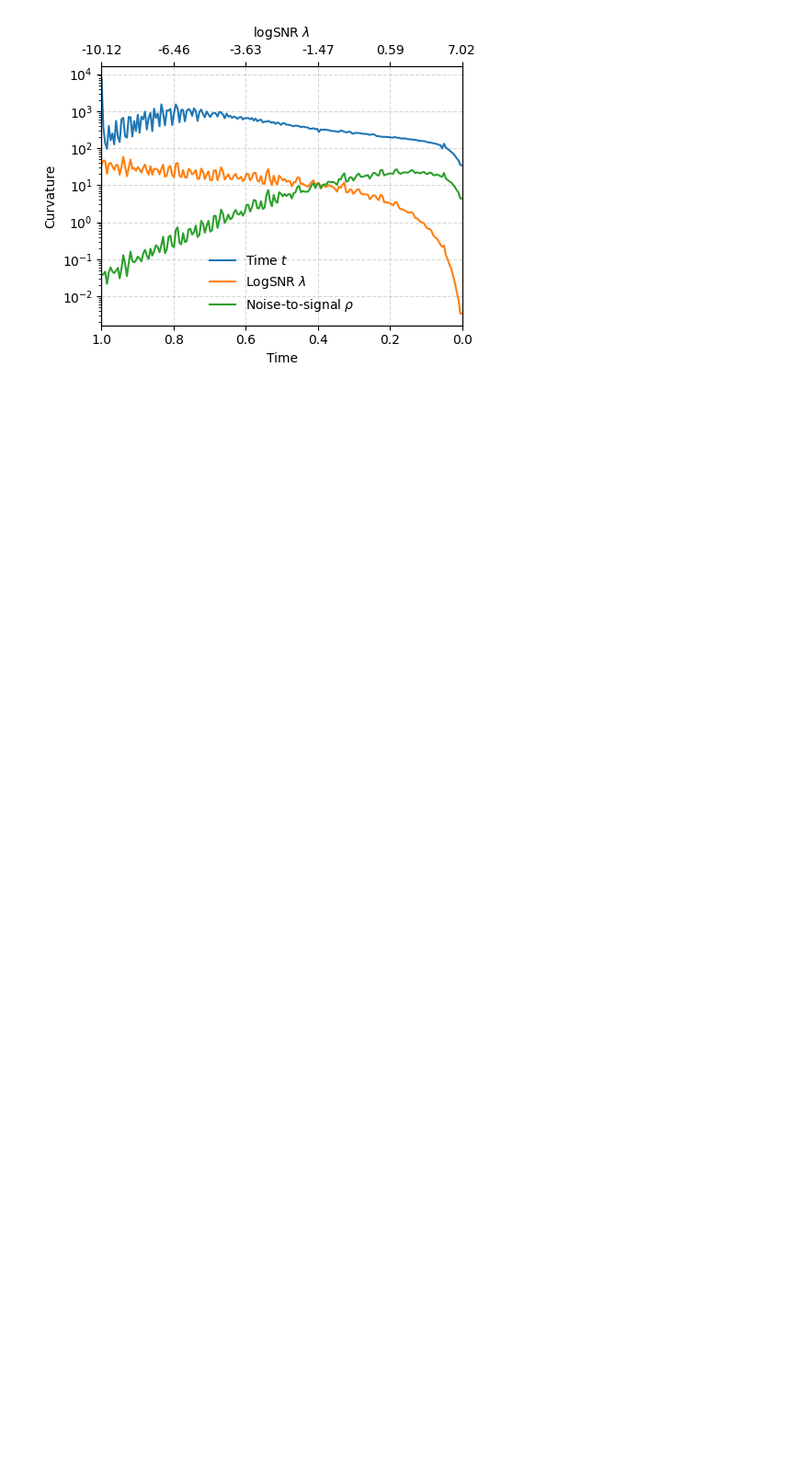
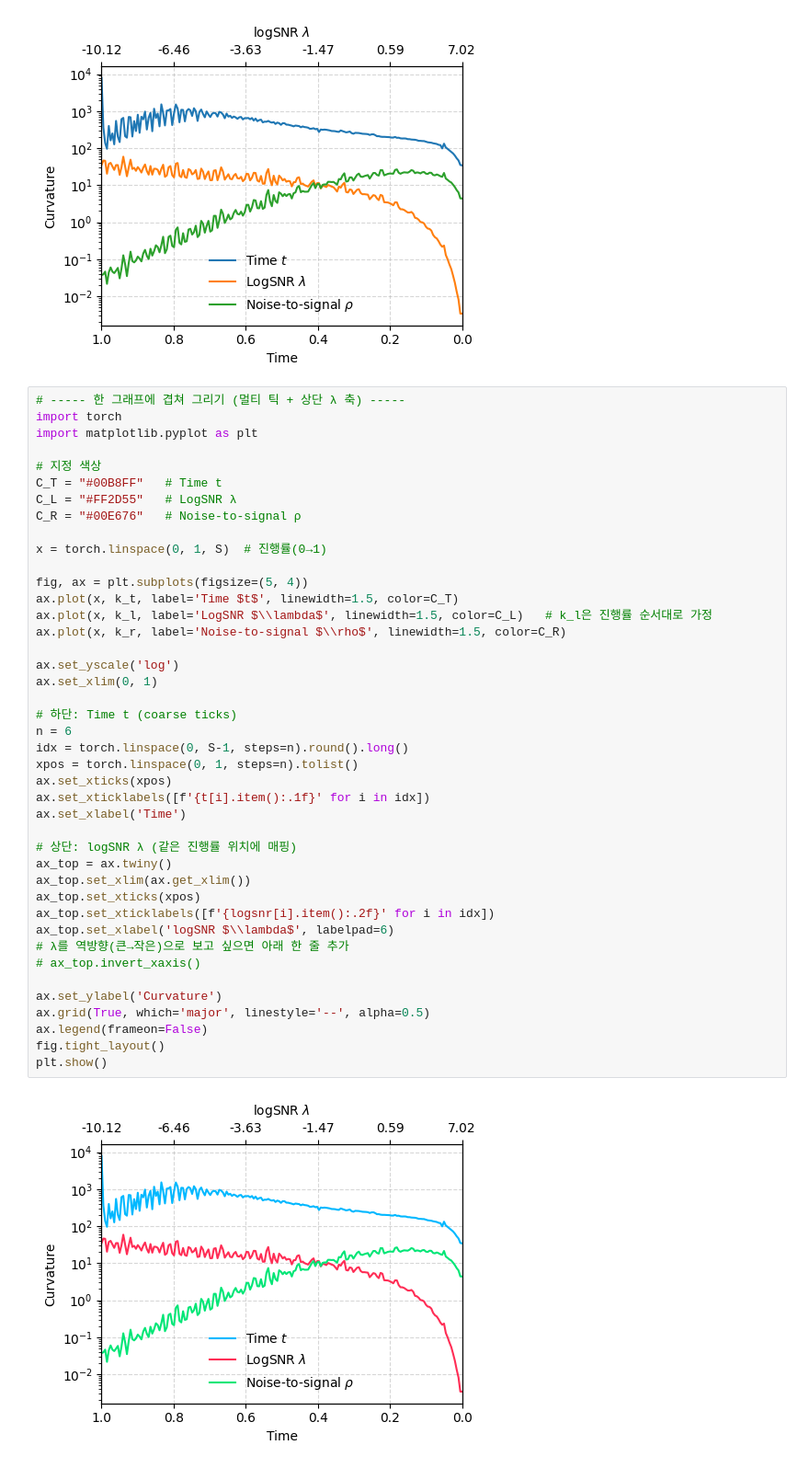
Before and after one commit to scpark20/logpx_samplers, a Jupyter notebook: paper/integral_domain_change_preds.ipynb, the cells around one changed output. Shown: that part at 92% size. Cells and saved outputs as stored; diff of their text form; blank space fills up the shorter version.

```diff
--- a/paper/integral_domain_change_preds.ipynb
+++ b/paper/integral_domain_change_preds.ipynb
@@ -123,3 +123,47 @@ fig.tight_layout()
 plt.show()
 # %% [output]
 [figure]
+# %%
+# ----- 한 그래프에 겹쳐 그리기 (멀티 틱 + 상단 λ 축) -----
+import torch
+import matplotlib.pyplot as plt
+
+# 지정 색상
+C_T = "#00B8FF"   # Time t
+C_L = "#FF2D55"   # LogSNR λ
+C_R = "#00E676"   # Noise-to-signal ρ
+
+x = torch.linspace(0, 1, S)  # 진행률(0→1)
+
+fig, ax = plt.subplots(figsize=(5, 4))
+ax.plot(x, k_t, label='Time $t$', linewidth=1.5, color=C_T)
+ax.plot(x, k_l, label='LogSNR $\\lambda$', linewidth=1.5, color=C_L)   # k_l은 진행률 순서대로 가정
+ax.plot(x, k_r, label='Noise-to-signal $\\rho$', linewidth=1.5, color=C_R)
+
+ax.set_yscale('log')
+ax.set_xlim(0, 1)
+
+# 하단: Time t (coarse ticks)
+n = 6
+idx = torch.linspace(0, S-1, steps=n).round().long()
+xpos = torch.linspace(0, 1, steps=n).tolist()
+ax.set_xticks(xpos)
+ax.set_xticklabels([f'{t[i].item():.1f}' for i in idx])
+ax.set_xlabel('Time')
+
+# 상단: logSNR λ (같은 진행률 위치에 매핑)
+ax_top = ax.twiny()
+ax_top.set_xlim(ax.get_xlim())
+ax_top.set_xticks(xpos)
+ax_top.set_xticklabels([f'{logsnr[i].item():.2f}' for i in idx])
+ax_top.set_xlabel('logSNR $\\lambda$', labelpad=6)
+# λ를 역방향(큰→작은)으로 보고 싶으면 아래 한 줄 추가
+# ax_top.invert_xaxis()
+
+ax.set_ylabel('Curvature')
+ax.grid(True, which='major', linestyle='--', alpha=0.5)
+ax.legend(frameon=False)
+fig.tight_layout()
+plt.show()
+# %% [output]
+[figure, added]
```
Also changed, not shown: 18 other files.
